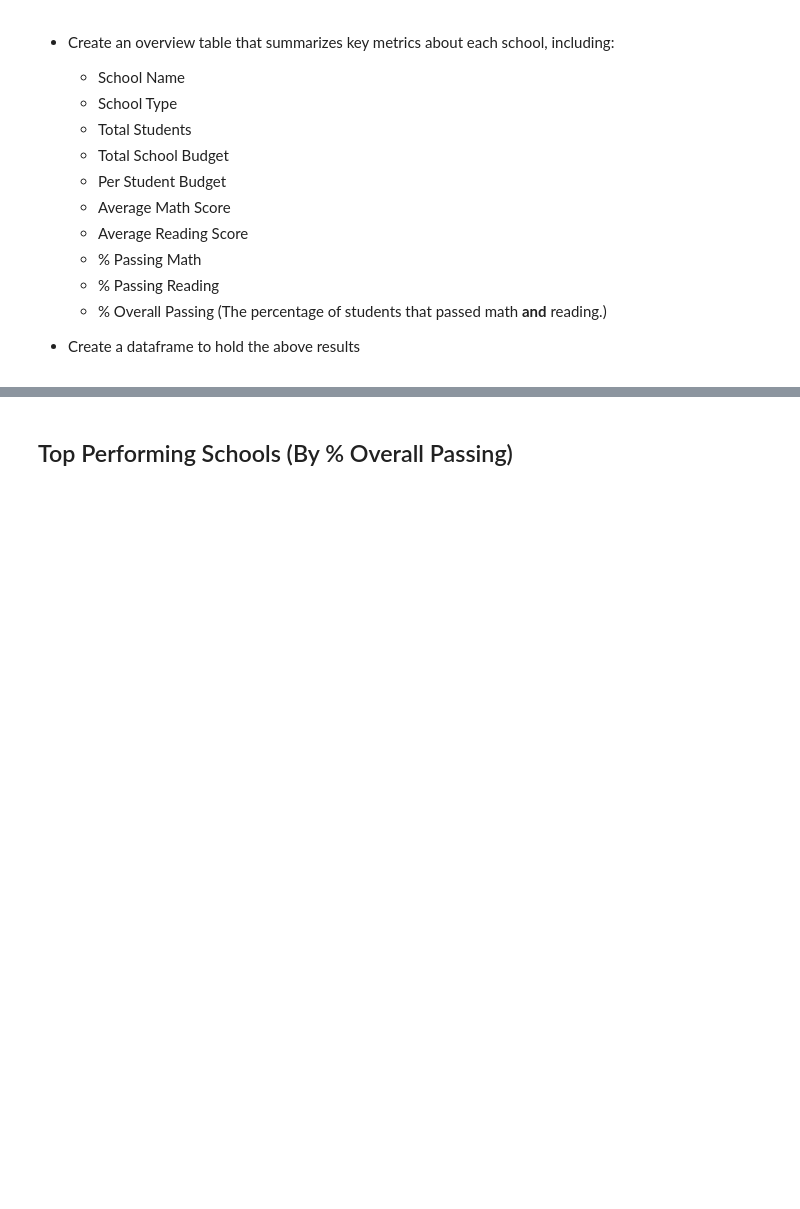
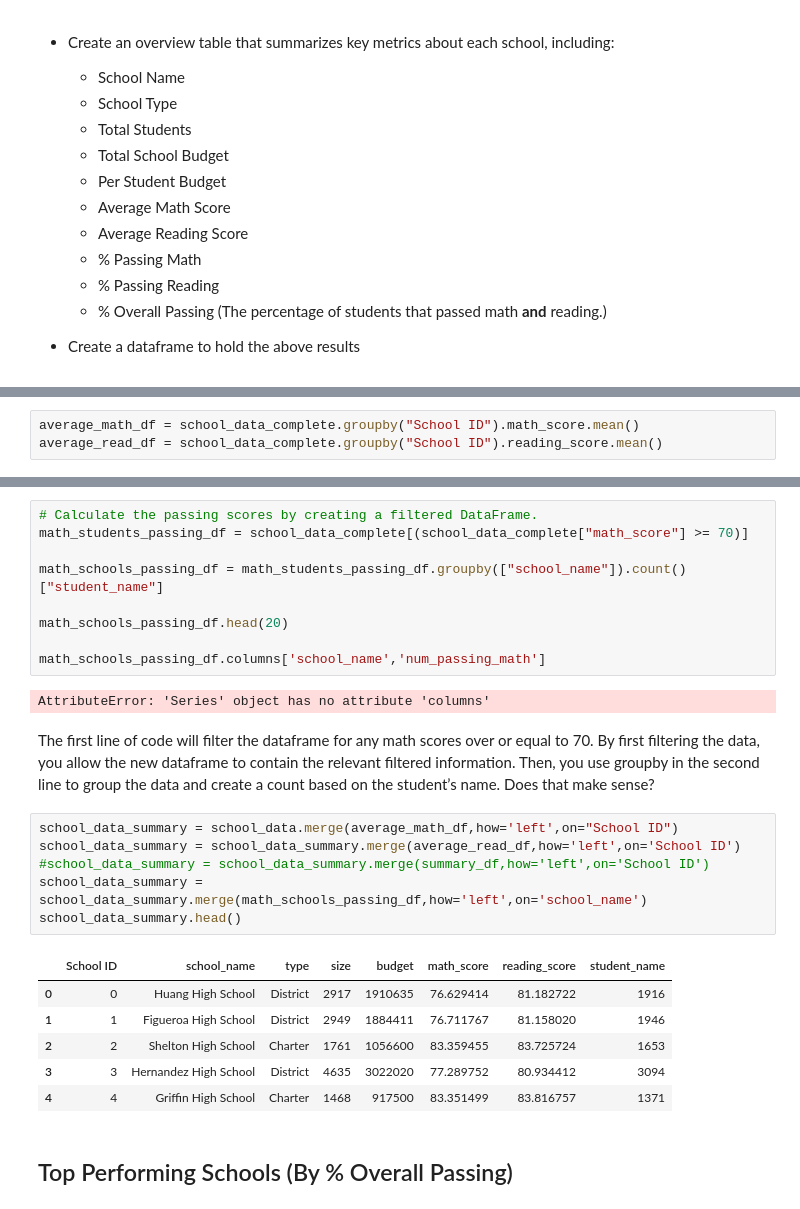
Before and after one commit to kmoravec14/pandas-challenge, a Jupyter notebook: PyCitySchools/PyCitySchools_starter.ipynb, the cells around one changed output, grey strips where cells are left out. Drawn from its saved outputs; the diff is of its cells as text; blank space fills up the shorter version.

```diff
--- a/PyCitySchools/PyCitySchools_starter.ipynb
+++ b/PyCitySchools/PyCitySchools_starter.ipynb
@@ -151,0 +150,3 @@ PyCity_Schools_Summary_df
+# %%
+average_math_df = school_data_complete.groupby("School ID").math_score.mean()
+average_read_df = school_data_complete.groupby("School ID").reading_score.mean()
@@ -152,3 +243,29 @@ PyCity_Schools_Summary_df
+# %%
+# Calculate the passing scores by creating a filtered DataFrame.
+math_students_passing_df = school_data_complete[(school_data_complete["math_score"] >= 70)]
+
+math_schools_passing_df = math_students_passing_df.groupby(["school_name"]).count()["student_name"]
+
+math_schools_passing_df.head(20)
+
+math_schools_passing_df.columns['school_name','num_passing_math']
+# %% [output]
+AttributeError: 'Series' object has no attribute 'columns'
+# %% [markdown]
+The first line of code will filter the dataframe for any math scores over or equal to 70. By first filtering the data, you allow the new dataframe to contain the relevant filtered information. Then, you use groupby in the second line to group the data and create a count based on the student’s name. Does that make sense?
+# %%
+school_data_summary = school_data.merge(average_math_df,how='left',on="School ID")
+school_data_summary = school_data_summary.merge(average_read_df,how='left',on='School ID')
+#school_data_summary = school_data_summary.merge(summary_df,how='left',on='School ID')
+school_data_summary = school_data_summary.merge(math_schools_passing_df,how='left',on='school_name')
+school_data_summary.head()
+# %% [output]
+|  | School ID | school_name | type | size | budget | math_score | reading_score | student_name |
+| 0 | 0 | Huang High School | District | 2917 | 1910635 | 76.629414 | 81.182722 | 1916 |
+| 1 | 1 | Figueroa High School | District | 2949 | 1884411 | 76.711767 | 81.158020 | 1946 |
+| 2 | 2 | Shelton High School | Charter | 1761 | 1056600 | 83.359455 | 83.725724 | 1653 |
+| 3 | 3 | Hernandez High School | District | 4635 | 3022020 | 77.289752 | 80.934412 | 3094 |
+| 4 | 4 | Griffin High School | Charter | 1468 | 917500 | 83.351499 | 83.816757 | 1371 |
 # %% [markdown]
 ## Top Performing Schools (By % Overall Passing)
 # %% [markdown]
```
Also changed, not shown: parts of 10 cells of this notebook, 2 other files.
